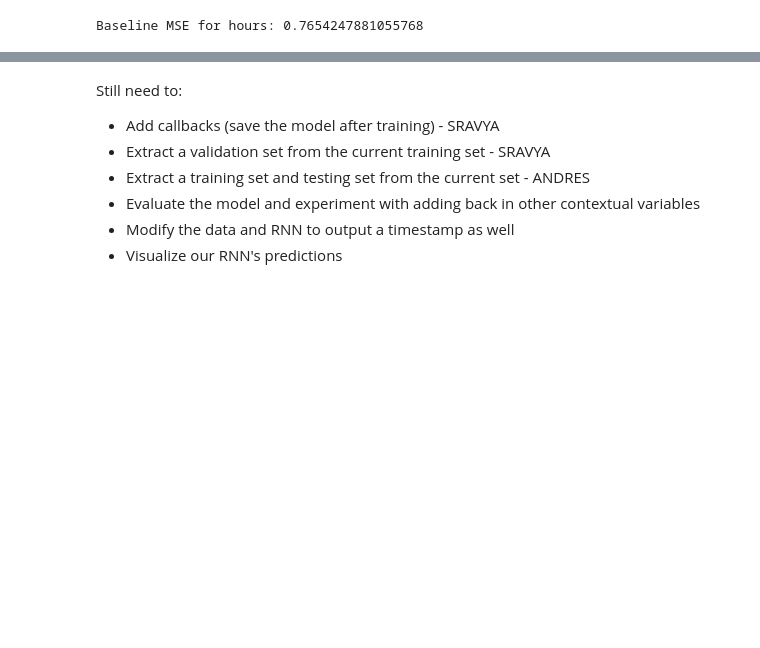
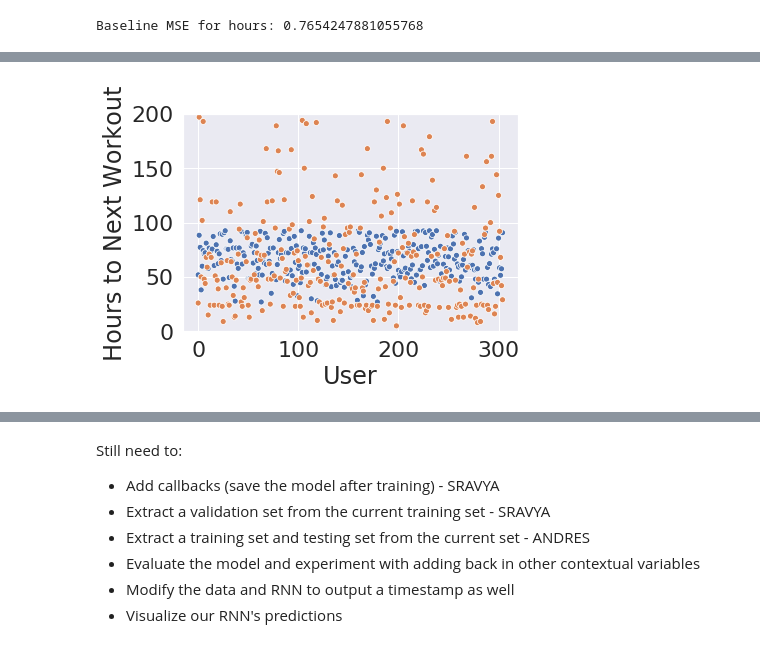
Before and after one commit to stsan9/EndoMondoResearchERSP, a Jupyter notebook: Time_Interval_Prediction.ipynb, the cells around one changed output, grey strips where cells are left out. Cells and saved outputs as stored; diff of their text form; code cells hidden in the pictures; blank space fills up the shorter version.

```diff
--- a/Time_Interval_Prediction.ipynb
+++ b/Time_Interval_Prediction.ipynb
@@ -157,13 +160,13 @@ model = Sequential()
 model.add(GRU(units = 32, return_sequences=False, input_shape = (None, num_columns,)))
 model.add(Dropout(0.1))
 #model.add(Dense(8, activation = 'relu'))
-model.add(Dense(1, activation = 'relu'))
+model.add(Dense(1))
 
 #optimizer = tf.keras.optimizers.RMSprop(lr=1e-3) #low learning rate, could change this as well
 
 model.compile(loss='mean_squared_error', optimizer='adam')  # using mse loss function
 # %%
-epochs = 200
+epochs = 1000
 batch_size = 10
 num_users = len(userids)
 window_size = 10
@@ -194,6 +197,6 @@ for e in range(epochs):
       x_batch[sliding_window_x.shape[0]*b+i] = sliding_window_x[i]
       y_batch[sliding_window_x.shape[0]*b+i] = y
 
-  model.fit(x_batch, y_batch, batch_size=batch_size)
+  model.fit(x_batch, y_batch, batch_size=batch_size)  # after 1000 epochs it hovers around loss: 0.69
 # %% [output]
 Train on 3050 samples
@@ -215,0 +220,30 @@ Train on 3050 samples
+# %%
+#adjust these values depending on the model inputs
+sequence_length = 20
+num_users = len(dataframe['userId'].unique())
+num_columns = 2 # columns - 21 refers to including all the columns except userId
+predictions = []
+actual = []
+placement = []
+
+for b in range(num_users):
+  x = dataframe[b * sequence_length : (b + 1) * sequence_length - 1]
+  x = x.drop(columns=["userId"])
+  x = x.values
+  test_shape = (1, sequence_length - 1, num_columns)
+  test_batch = np.zeros(shape=test_shape, dtype=np.float16)
+  test_batch[0] = x
+  p = model.predict(test_batch)
+  predictions.append(np.exp(p[0][0]))
+  actual.append(dataframe.loc[[(b + 1) * sequence_length - 1]]["hrs_to_next"].iloc(0)[0])
+  placement.append(b)
+
+num_type = ['Predicted' if x < len(predictions) else 'Actual' for x in range(len(predictions) + len(actual))]
+placement += placement
+# %%
+cols = ['placement', 'value', 'num_type']
+vis_df = pd.DataFrame(columns = cols)
+vis_df['placement'] = placement
+vis_df['value'] = predictions + actual
+vis_df['num_type'] = num_type
+vis_df
@@ -215,0 +264,8 @@ Train on 3050 samples
+# %%
+model_scatter = (sns.scatterplot(x="placement", y="value", hue="num_type",
+                                 legend=False, data=vis_df)) #Blue is predicted and Orange is actual
+model_scatter.set(xlabel='User', ylabel='Hours to Next Workout')
+model_scatter.set(ylim=(0, 200))
+plt.show()
+# %% [output]
+[figure, added]
```
Also changed, not shown: parts of 7 cells of this notebook.
